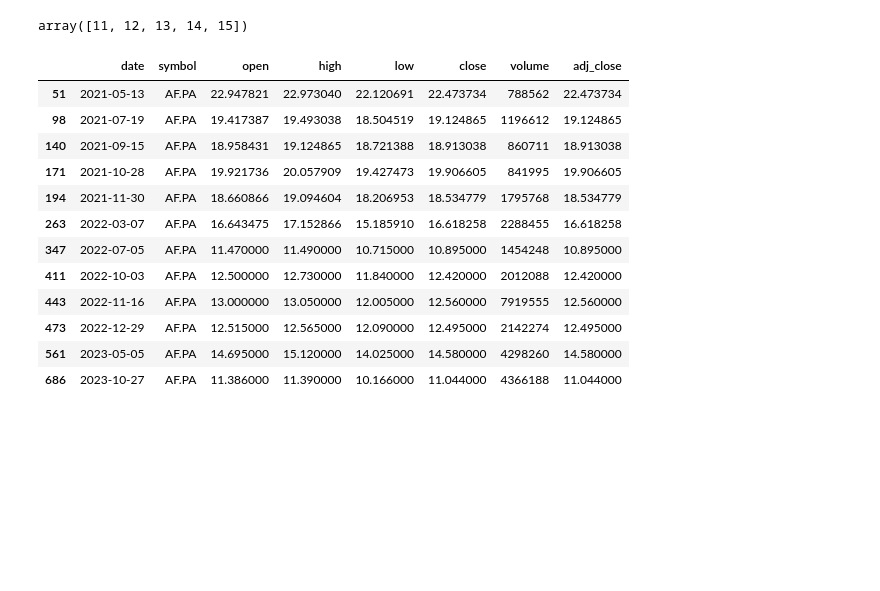
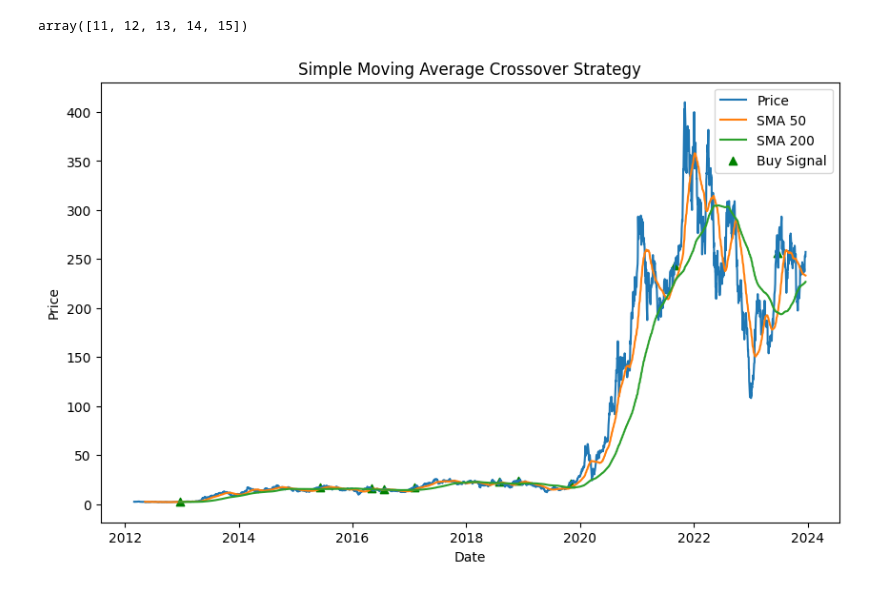
Before and after one commit to alexleethinker/Trading, a Jupyter notebook: Untitled.ipynb, the cells around one changed output. Saved outputs shown, nothing was run; the diff lists cells and outputs as text; code cells hidden in the pictures; blank space fills up the shorter version.

```diff
--- a/Untitled.ipynb
+++ b/Untitled.ipynb
@@ -85,7 +85,7 @@ pybroker.enable_data_source_cache('yfinance')
 import warnings
 warnings.filterwarnings('ignore')
 yfinance = YFinance()
-df = yfinance.query(['TSLA'], start_date='3/1/2021', end_date='12/21/2023')
+df = yfinance.query(['TSLA'], start_date='3/1/2012', end_date='12/21/2023')
 df['date'] = pd.to_datetime(df['date']).dt.date
 # %% [output]
 Loading bar data...
@@ -143,18 +143,40 @@ x
 # %% [output]
 array([11, 12, 13, 14, 15])
 # %%
- data_min
+import pandas as pd
+import numpy as np
+import matplotlib.pyplot as plt
+
+# # 生成示例数据
+# np.random.seed(42)
+# date_rng = pd.date_range(start='2022-01-01', end='2023-01-01', freq='B')
+# prices = np.cumsum(np.random.normal(0, 1, size=len(date_rng)))
+# df = pd.DataFrame({'Date': date_rng, 'Price': prices})
+
+# 计算移动平均线
+df['SMA_50'] = df['adj_close'].rolling(window=50).mean()
+df['SMA_200'] = df['adj_close'].rolling(window=200).mean()
+
+# 判断趋势
+df['Signal'] = 0  # 0 表示无信号
+df.loc[df['SMA_50'] > df['SMA_200'], 'Signal'] = 1  # 1 表示买入信号
+
+# 计算持仓
+df['Position'] = df['Signal'].diff()
+
+# 绘制图表
+plt.figure(figsize=(10, 6))
+plt.plot(df['date'], df['adj_close'], label='Price')
+plt.plot(df['date'], df['SMA_50'], label='SMA 50')
+plt.plot(df['date'], df['SMA_200'], label='SMA 200')
+
+# 标记买入信号
+plt.scatter(df['date'][df['Position'] == 1], df['adj_close'][df['Position'] == 1], marker='^', color='g', label='Buy Signal')
+
+plt.title('Simple Moving Average Crossover Strategy')
+plt.xlabel('Date')
+plt.ylabel('Price')
+plt.legend()
+plt.show()
 # %% [output]
-|  | date | symbol | open | high | low | close | volume | adj_close |
-| 51 | 2021-05-13 | AF.PA | 22.947821 | 22.973040 | 22.120691 | 22.473734 | 788562 | 22.473734 |
-| 98 | 2021-07-19 | AF.PA | 19.417387 | 19.493038 | 18.504519 | 19.124865 | 1196612 | 19.124865 |
-| 140 | 2021-09-15 | AF.PA | 18.958431 | 19.124865 | 18.721388 | 18.913038 | 860711 | 18.913038 |
-| 171 | 2021-10-28 | AF.PA | 19.921736 | 20.057909 | 19.427473 | 19.906605 | 841995 | 19.906605 |
-| 194 | 2021-11-30 | AF.PA | 18.660866 | 19.094604 | 18.206953 | 18.534779 | 1795768 | 18.534779 |
-| 263 | 2022-03-07 | AF.PA | 16.643475 | 17.152866 | 15.185910 | 16.618258 | 2288455 | 16.618258 |
-| 347 | 2022-07-05 | AF.PA | 11.470000 | 11.490000 | 10.715000 | 10.895000 | 1454248 | 10.895000 |
-| 411 | 2022-10-03 | AF.PA | 12.500000 | 12.730000 | 11.840000 | 12.420000 | 2012088 | 12.420000 |
-| 443 | 2022-11-16 | AF.PA | 13.000000 | 13.050000 | 12.005000 | 12.560000 | 7919555 | 12.560000 |
-| 473 | 2022-12-29 | AF.PA | 12.515000 | 12.565000 | 12.090000 | 12.495000 | 2142274 | 12.495000 |
-| 561 | 2023-05-05 | AF.PA | 14.695000 | 15.120000 | 14.025000 | 14.580000 | 4298260 | 14.580000 |
-| 686 | 2023-10-27 | AF.PA | 11.386000 | 11.390000 | 10.166000 | 11.044000 | 4366188 | 11.044000 |
+[figure, added]
```
Also changed, not shown: parts of 1 cell of this notebook, 3 other files.
